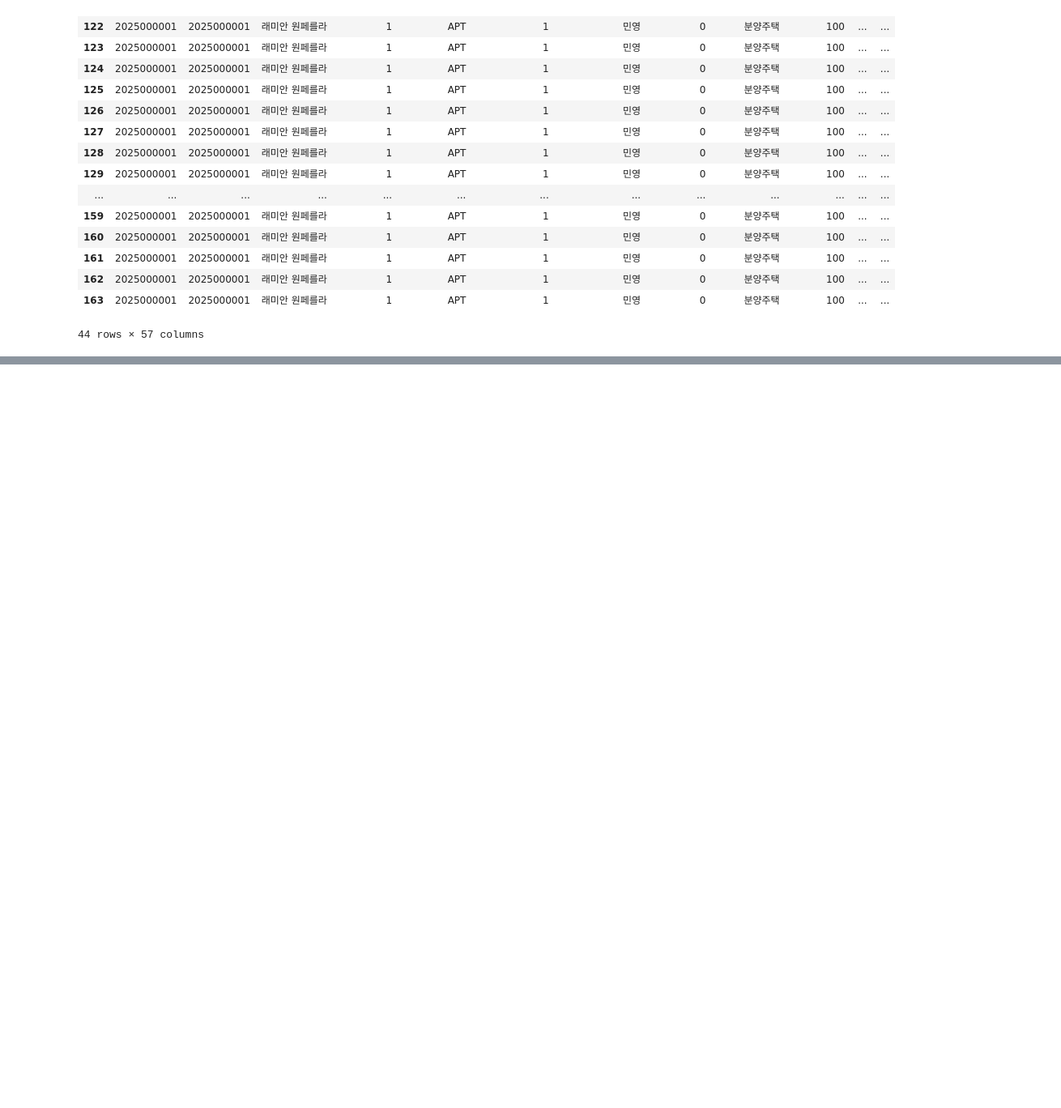
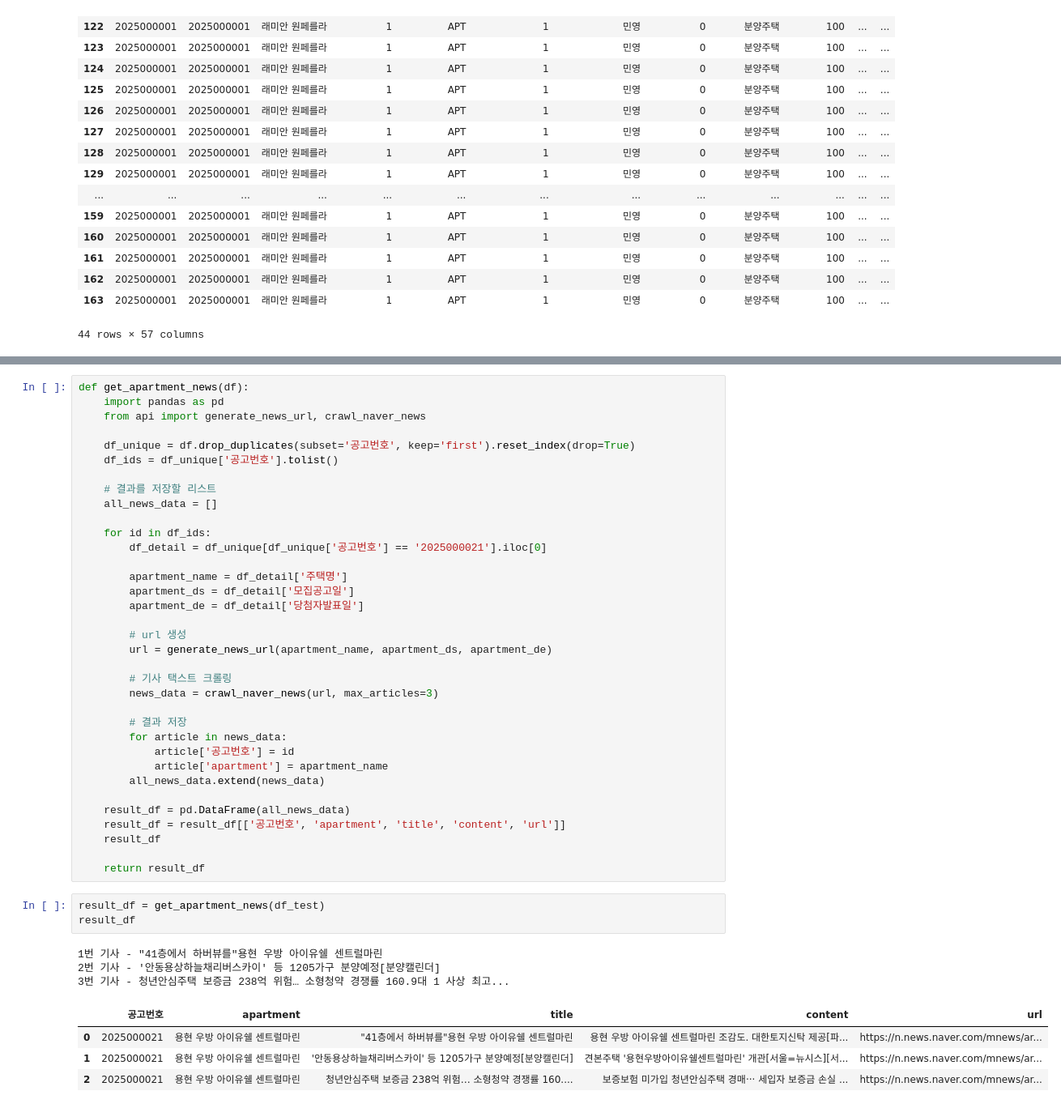
Before and after one commit to choikwangil95/HKToss-MLOps-Proejct, a Jupyter notebook: src/storage/raw_data/data_merged.ipynb, the cells around one changed output, grey strips where cells are left out. Shown at 81% size. Cells and saved outputs as stored; diff of their text form; blank space fills up the shorter version.

```diff
--- a/src/storage/raw_data/data_merged.ipynb
+++ b/src/storage/raw_data/data_merged.ipynb
@@ -361,0 +372,46 @@ df_estate_list_merged[df_estate_list_merged['공고번호'] == 2025000001]
+# %%
+def get_apartment_news(df):
+    import pandas as pd
+    from api import generate_news_url, crawl_naver_news
+
+    df_unique = df.drop_duplicates(subset='공고번호', keep='first').reset_index(drop=True)
+    df_ids = df_unique['공고번호'].tolist()
+
+    # 결과를 저장할 리스트
+    all_news_data = []
+
+    for id in df_ids:
+        df_detail = df_unique[df_unique['공고번호'] == '2025000021'].iloc[0]
+
+        apartment_name = df_detail['주택명']
+        apartment_ds = df_detail['모집공고일']
+        apartment_de = df_detail['당첨자발표일']
+
+        # url 생성
+        url = generate_news_url(apartment_name, apartment_ds, apartment_de)
+
+        # 기사 택스트 크롤링
+        news_data = crawl_naver_news(url, max_articles=3)
+
+        # 결과 저장
+        for article in news_data:
+            article['공고번호'] = id
+            article['apartment'] = apartment_name
+        all_news_data.extend(news_data)
+
+    result_df = pd.DataFrame(all_news_data)
+    result_df = result_df[['공고번호', 'apartment', 'title', 'content', 'url']]
+    result_df
+
+    return result_df
+# %%
+result_df = get_apartment_news(df_test)
+result_df
+# %% [output]
+1번 기사 - "41층에서 하버뷰를"용현 우방 아이유쉘 센트럴마린
+2번 기사 - '안동용상하늘채리버스카이' 등 1205가구 분양예정[분양캘린더]
+3번 기사 - 청년안심주택 보증금 238억 위험… 소형청약 경쟁률 160.9대 1 사상 최고...
+|  | 공고번호 | apartment | title | content | url |
+| 0 | 2025000021 | 용현 우방 아이유쉘 센트럴마린 | "41층에서 하버뷰를"용현 우방 아이유쉘 센트럴마린 | 용현 우방 아이유쉘 센트럴마린 조감도. 대한토지신탁 제공[파... | https://n.news.naver.com/mnews/ar... |
+| 1 | 2025000021 | 용현 우방 아이유쉘 센트럴마린 | '안동용상하늘채리버스카이' 등 1205가구 분양예정[분양캘린더] | 견본주택 '용현우방아이유쉘센트럴마린' 개관[서울=뉴시스][서... | https://n.news.naver.com/mnews/ar... |
+| 2 | 2025000021 | 용현 우방 아이유쉘 센트럴마린 | 청년안심주택 보증금 238억 위험… 소형청약 경쟁률 160.... | 보증보험 미가입 청년안심주택 경매··· 세입자 보증금 손실 ... | https://n.news.naver.com/mnews/ar... |
```
Also changed, not shown: parts of 4 cells of this notebook, 3 other files.
